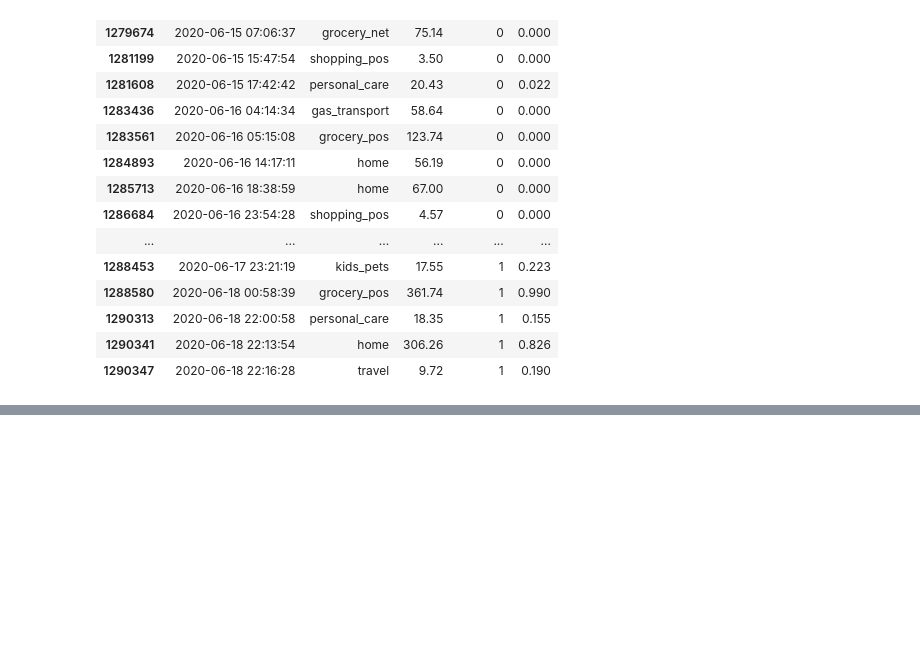
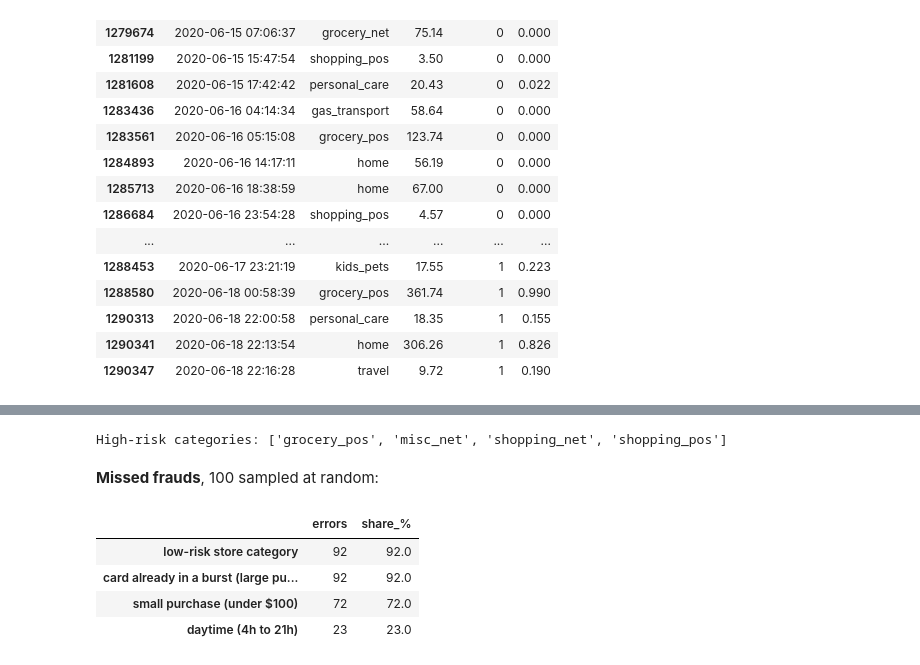
Before and after one commit to felipersas/fraud-detection, a Jupyter notebook: notebooks/03_neural_network.ipynb, the cells around one changed output, grey strips where cells are left out. Drawn from its saved outputs; the diff is of its cells as text; code cells hidden in the pictures; blank space fills up the shorter version.

```diff
--- a/notebooks/03_neural_network.ipynb
+++ b/notebooks/03_neural_network.ipynb
@@ -318,0 +344,31 @@ cv.loc[window, ["trans_date_trans_time", "category", "amt", "is_fraud", "score"]
+# %%
+# Train and cv together, so the first days of cv still see the card's history from late 2019.
+activity = recent_card_activity(pd.concat([split.train, split.cv]))
+cv = cv.join(activity)
+
+# Store categories whose fraud rate in train is above the overall rate.
+train_rate = split.train.groupby("category")["is_fraud"].mean()
+risky_categories = train_rate[train_rate > split.train["is_fraud"].mean()].index
+print("High-risk categories:", list(risky_categories))
+
+missed = cv.loc[missed.index]
+flagged = cv.loc[flagged.index]
+night = cv["hour"].isin(NIGHT_HOURS)
+large_recently = cv["large_tx_last_24h"] >= 1
+# %% [output]
+High-risk categories: ['grocery_pos', 'misc_net', 'shopping_net', 'shopping_pos']
+# %% [markdown]
+**Missed frauds**, 100 sampled at random:
+# %%
+count_tags(sample_errors(missed), {
+    "small purchase (under $100)": cv["amt"] < 100,
+    "daytime (4h to 21h)": ~night,
+    "low-risk store category": ~cv["category"].isin(risky_categories),
+    "card already in a burst (large purchase in the last 24h)": large_recently,
+})
+# %% [output]
+|  | errors | share_% |
+| low-risk store category | 92 | 92.0 |
+| card already in a burst (large pu... | 92 | 92.0 |
+| small purchase (under $100) | 72 | 72.0 |
+| daytime (4h to 21h) | 23 | 23.0 |
```
Also changed, not shown: parts of 12 cells of this notebook, 2 other files.
